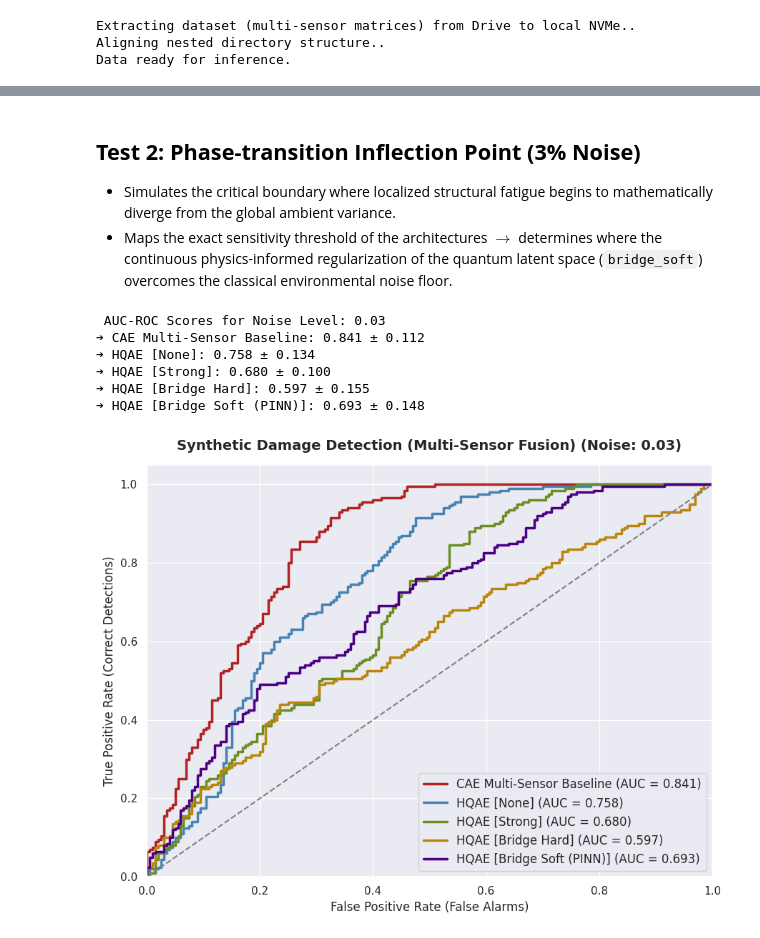
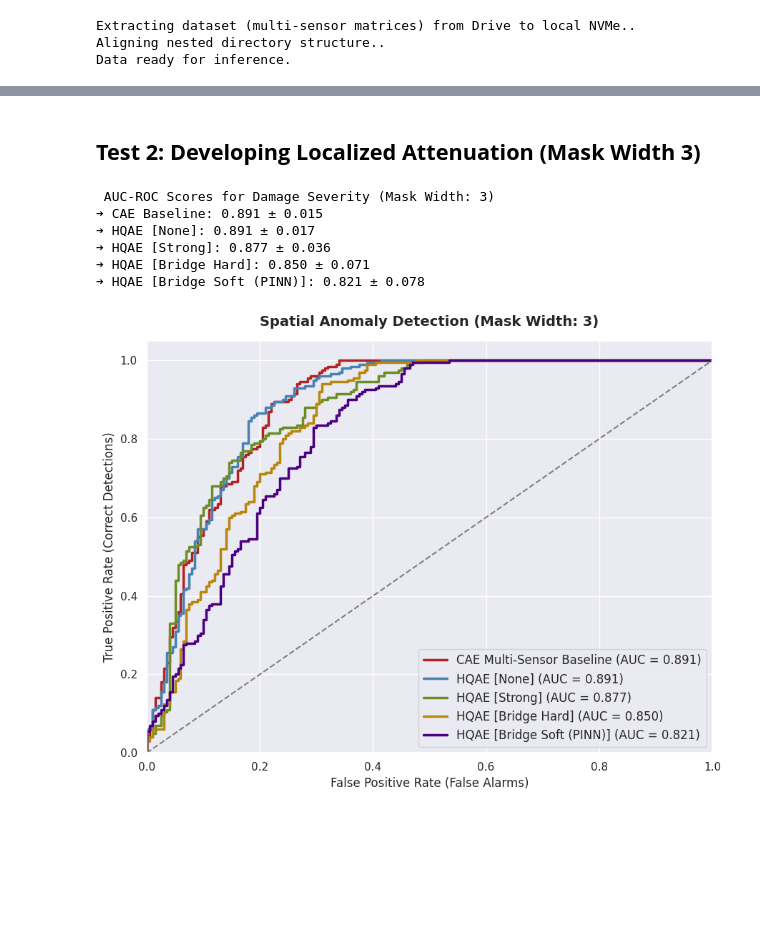
Before and after one commit to yeshapan/SPECTRA-CQ, a Jupyter notebook: notebooks/phase4_multi_sensor_fusion/08_phase4_synthetic_anomaly_eval.ipynb, the cells around one changed output, grey strips where cells are left out. Saved outputs shown, nothing was run; the diff lists cells and outputs as text; code cells hidden in the pictures; blank space fills up the shorter version.

```diff
--- a/notebooks/phase4_multi_sensor_fusion/08_phase4_synthetic_anomaly_eval.ipynb
+++ b/notebooks/phase4_multi_sensor_fusion/08_phase4_synthetic_anomaly_eval.ipynb
@@ -244,57 +202,51 @@ plot_roc_curve(
-# %% [markdown]
-## **Test 2: Phase-transition Inflection Point  (3% Noise)**
-* Simulates the critical boundary where localized structural fatigue begins to mathematically diverge from the global ambient variance.
-* Maps the exact sensitivity threshold of the architectures $\rightarrow$ determines where the continuous physics-informed regularization of the quantum latent space (`bridge_soft`) overcomes the classical environmental noise floor.
+# %% [markdown]
+## **Test 2: Developing Localized Attenuation (Mask Width 3)**
 # %%
-current_noise = 0.03
+current_damage = 3
 
 cae_auc, cae_std, cae_scores, y_true = evaluate_model_ensemble(
     model_class=ClassicalAutoencoder, model_kwargs={'latent_dim_per_sensor': 2, 'num_sensors': 6},
-    checkpoint_folder="classical", noise_level=current_noise
+    checkpoint_folder="classical", damage_width=current_damage
+)
+hqae_none_auc, hqae_none_std, hqae_none_scores, _ = evaluate_model_ensemble(
+    model_class=HybridQuantumAutoencoder, model_kwargs={'latent_dim_per_sensor': 2, 'num_sensors': 6, 'n_quantum_layers': 3, 'topology': 'none'},
+    checkpoint_folder="quantum/none_d3", damage_width=current_damage
+)
+hqae_strong_auc, hqae_strong_std, hqae_strong_scores, _ = evaluate_model_ensemble(
+    model_class=HybridQuantumAutoencoder, model_kwargs={'latent_dim_per_sensor': 2, 'num_sensors': 6, 'n_quantum_layers': 3, 'topology': 'strong'},
+    checkpoint_folder="quantum/strong_d3", damage_width=current_damage
+)
+hqae_hard_auc, hqae_hard_std, hqae_hard_scores, _ = evaluate_model_ensemble(
+    model_class=HybridQuantumAutoencoder, model_kwargs={'latent_dim_per_sensor': 2, 'num_sensors': 6, 'n_quantum_layers': 3, 'topology': 'bridge_graph_hard'},
+    checkpoint_folder="quantum/bridge_hard", damage_width=current_damage
+)
+hqae_soft_auc, hqae_soft_std, hqae_soft_scores, _ = evaluate_model_ensemble(
+    model_class=HybridQuantumAutoencoder, model_kwargs={'latent_dim_per_sensor': 2, 'num_sensors': 6, 'n_quantum_layers': 3, 'topology': 'bridge_graph_soft'},
+    checkpoint_folder="quantum/bridge_soft", damage_width=current_damage
 )
 
-hqae_none_auc, hqae_none_std, hqae_none_scores, _ = evaluate_model_ensemble(
-    model_class=HybridQuantumAutoencoder, model_kwargs={'latent_dim_per_sensor': 2, 'num_sensors': 6, 'n_quantum_layers': 3, 'topology': 'none'},
-    checkpoint_folder="quantum/none_d3", noise_level=current_noise
-)
-
-hqae_strong_auc, hqae_strong_std, hqae_strong_scores, _ = evaluate_model_ensemble(
-    model_class=HybridQuantumAutoencoder, model_kwargs={'latent_dim_per_sensor': 2, 'num_sensors': 6, 'n_quantum_layers': 3, 'topology': 'strong'},
-    checkpoint_folder="quantum/strong_d3", noise_level=current_noise
-)
-
-hqae_hard_auc, hqae_hard_std, hqae_hard_scores, _ = evaluate_model_ensemble(
-    model_class=HybridQuantumAutoencoder, model_kwargs={'latent_dim_per_sensor': 2, 'num_sensors': 6, 'n_quantum_layers': 3, 'topology': 'bridge_graph_hard'},
-    checkpoint_folder="quantum/bridge_hard", noise_level=current_noise
-)
-
-hqae_soft_auc, hqae_soft_std, hqae_soft_scores, _ = evaluate_model_ensemble(
-    model_class=HybridQuantumAutoencoder, model_kwargs={'latent_dim_per_sensor': 2, 'num_sensors': 6, 'n_quantum_layers': 3, 'topology': 'bridge_graph_soft'},
-    checkpoint_folder="quantum/bridge_soft", noise_level=current_noise
-)
-
-print(f" AUC-ROC Scores for Noise Level: {current_noise}")
-print(f"➔ CAE Multi-Sensor Baseline: {cae_auc:.3f} ± {cae_std:.3f}")
+print(f" AUC-ROC Scores for Damage Severity (Mask Width: {current_damage})")
+print(f"➔ CAE Baseline: {cae_auc:.3f} ± {cae_std:.3f}")
 print(f"➔ HQAE [None]: {hqae_none_auc:.3f} ± {hqae_none_std:.3f}")
 print(f"➔ HQAE [Strong]: {hqae_strong_auc:.3f} ± {hqae_strong_std:.3f}")
 print(f"➔ HQAE [Bridge Hard]: {hqae_hard_auc:.3f} ± {hqae_hard_std:.3f}")
 print(f"➔ HQAE [Bridge Soft (PINN)]: {hqae_soft_auc:.3f} ± {hqae_soft_std:.3f}\n")
 
 plot_roc_curve(
     {
         "CAE Multi-Sensor Baseline": cae_scores,
         "HQAE [None]": hqae_none_scores,
         "HQAE [Strong]": hqae_strong_scores,
         "HQAE [Bridge Hard]": hqae_hard_scores,
         "HQAE [Bridge Soft (PINN)]": hqae_soft_scores
     },
-    y_true, title=f"Synthetic Damage Detection (Multi-Sensor Fusion) (Noise: {current_noise})"
+    y_true, title=f"Spatial Anomaly Detection (Mask Width: {current_damage})"
 )
 # %% [output]
- AUC-ROC Scores for Noise Level: 0.03
-➔ CAE Multi-Sensor Baseline: 0.841 ± 0.112
-➔ HQAE [None]: 0.758 ± 0.134
-➔ HQAE [Strong]: 0.680 ± 0.100
-➔ HQAE [Bridge Hard]: 0.597 ± 0.155
-➔ HQAE [Bridge Soft (PINN)]: 0.693 ± 0.148
+ AUC-ROC Scores for Damage Severity (Mask Width: 3)
+➔ CAE Baseline: 0.891 ± 0.015
+➔ HQAE [None]: 0.891 ± 0.017
+➔ HQAE [Strong]: 0.877 ± 0.036
+➔ HQAE [Bridge Hard]: 0.850 ± 0.071
+➔ HQAE [Bridge Soft (PINN)]: 0.821 ± 0.078
-[figure, old version]
+[figure, new version]
```
Also changed, not shown: parts of 23 cells of this notebook, 5 other files.
